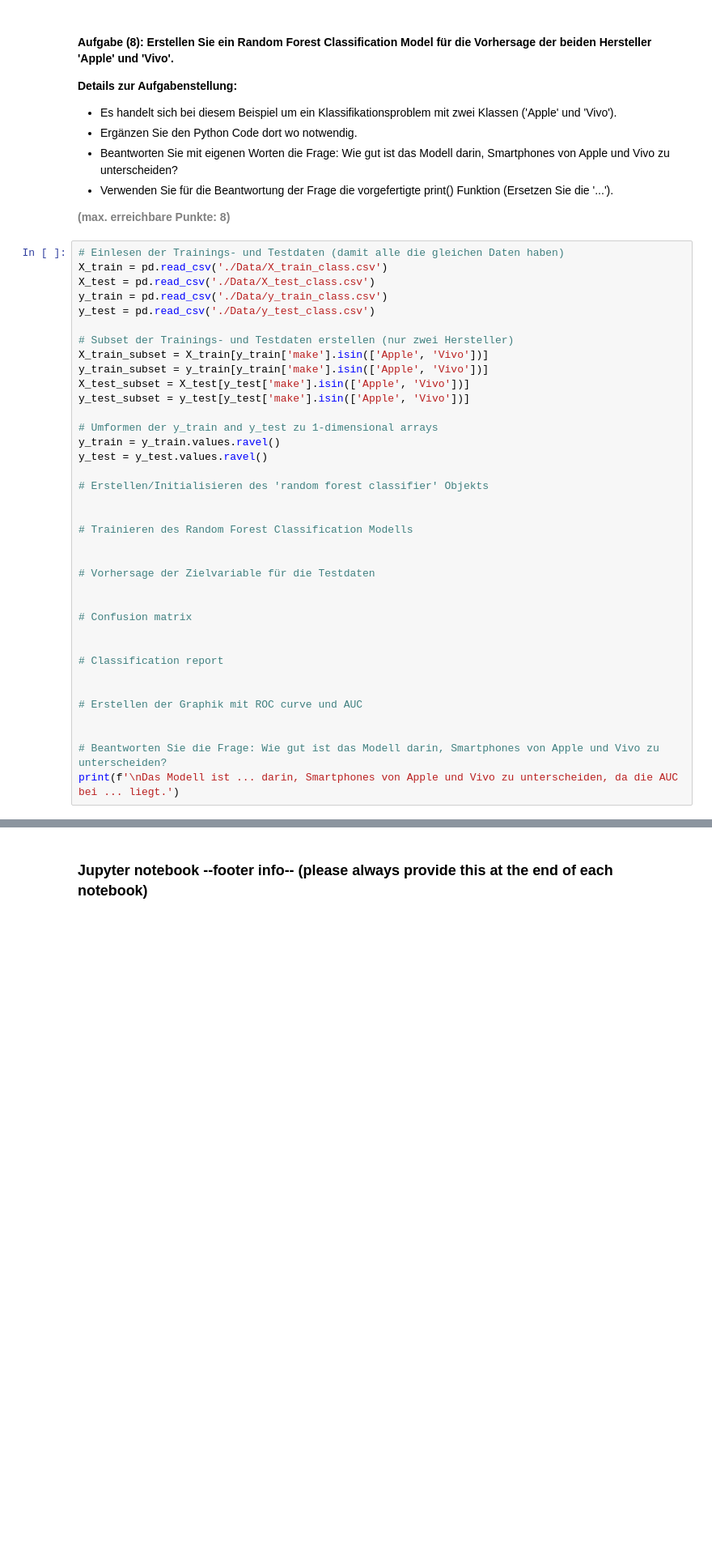
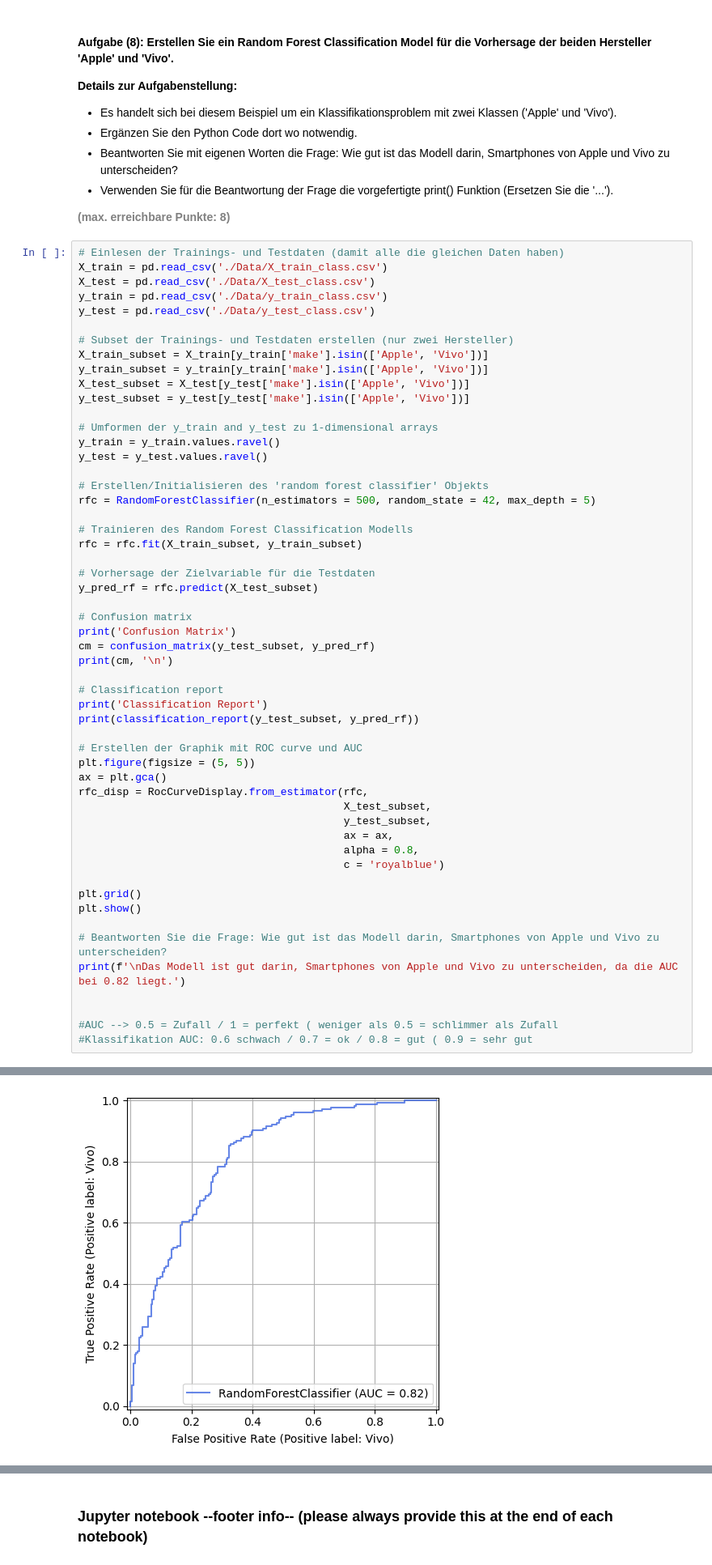
Before and after one commit to migifor-forstmi4/python_machine_learning_basics, a Jupyter notebook: AP03/AP03_Machine_Learning.ipynb, the cells around one changed output, grey strips where cells are left out. Shown at 81% size. Drawn from its saved outputs; the diff is of its cells as text; blank space fills up the shorter version.

```diff
--- a/AP03/AP03_Machine_Learning.ipynb
+++ b/AP03/AP03_Machine_Learning.ipynb
@@ -475,22 +496,40 @@ y_train = y_train.values.ravel()
 y_test = y_test.values.ravel()
 
 # Erstellen/Initialisieren des 'random forest classifier' Objekts
+rfc = RandomForestClassifier(n_estimators = 500, random_state = 42, max_depth = 5)
+
+# Trainieren des Random Forest Classification Modells
+rfc = rfc.fit(X_train_subset, y_train_subset)
+
+# Vorhersage der Zielvariable für die Testdaten
+y_pred_rf = rfc.predict(X_test_subset)
+
+# Confusion matrix
+print('Confusion Matrix')
+cm = confusion_matrix(y_test_subset, y_pred_rf)
+print(cm, '\n')
+
+# Classification report
+print('Classification Report')
+print(classification_report(y_test_subset, y_pred_rf))
+
+# Erstellen der Graphik mit ROC curve und AUC
+plt.figure(figsize = (5, 5))
+ax = plt.gca()
+rfc_disp = RocCurveDisplay.from_estimator(rfc,
+                                          X_test_subset,
+                                          y_test_subset,
+                                          ax = ax,
+                                          alpha = 0.8,
+                                          c = 'royalblue')
+
+plt.grid()
+plt.show()
+
+# Beantworten Sie die Frage: Wie gut ist das Modell darin, Smartphones von Apple und Vivo zu unterscheiden?
+print(f'\nDas Modell ist gut darin, Smartphones von Apple und Vivo zu unterscheiden, da die AUC bei 0.82 liegt.')
 
 
-# Trainieren des Random Forest Classification Modells
-
-
-# Vorhersage der Zielvariable für die Testdaten
-
-
-# Confusion matrix
-
-
-# Classification report
-
-
-# Erstellen der Graphik mit ROC curve und AUC
-
-
-# Beantworten Sie die Frage: Wie gut ist das Modell darin, Smartphones von Apple und Vivo zu unterscheiden?
-print(f'\nDas Modell ist ... darin, Smartphones von Apple und Vivo zu unterscheiden, da die AUC bei ... liegt.')
+#AUC --> 0.5 = Zufall / 1 = perfekt ( weniger als 0.5 = schlimmer als Zufall
+#Klassifikation AUC: 0.6 schwach / 0.7 = ok / 0.8 = gut ( 0.9 = sehr gut
+# %% [output]
@@ -496,0 +549 @@ print(f'\nDas Modell ist ... darin, Smartphones von Apple und Vivo zu unterschei
+[figure, added]
```
Also changed, not shown: parts of 2 cells of this notebook.
